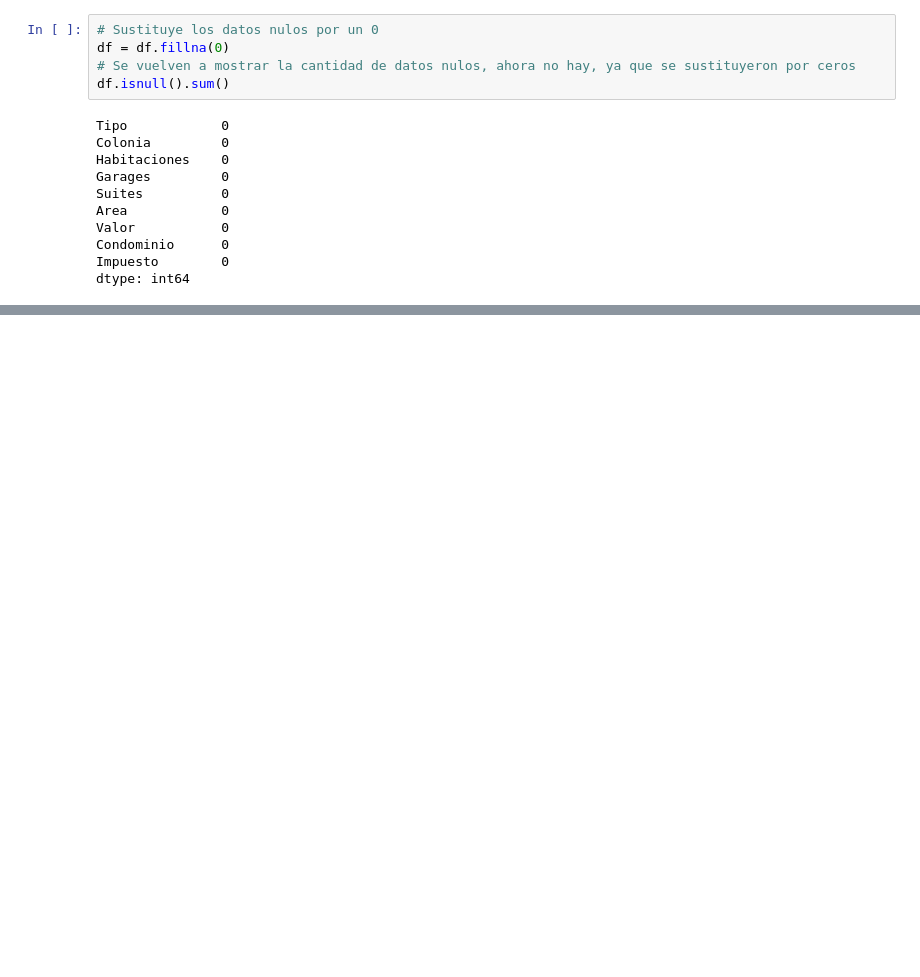
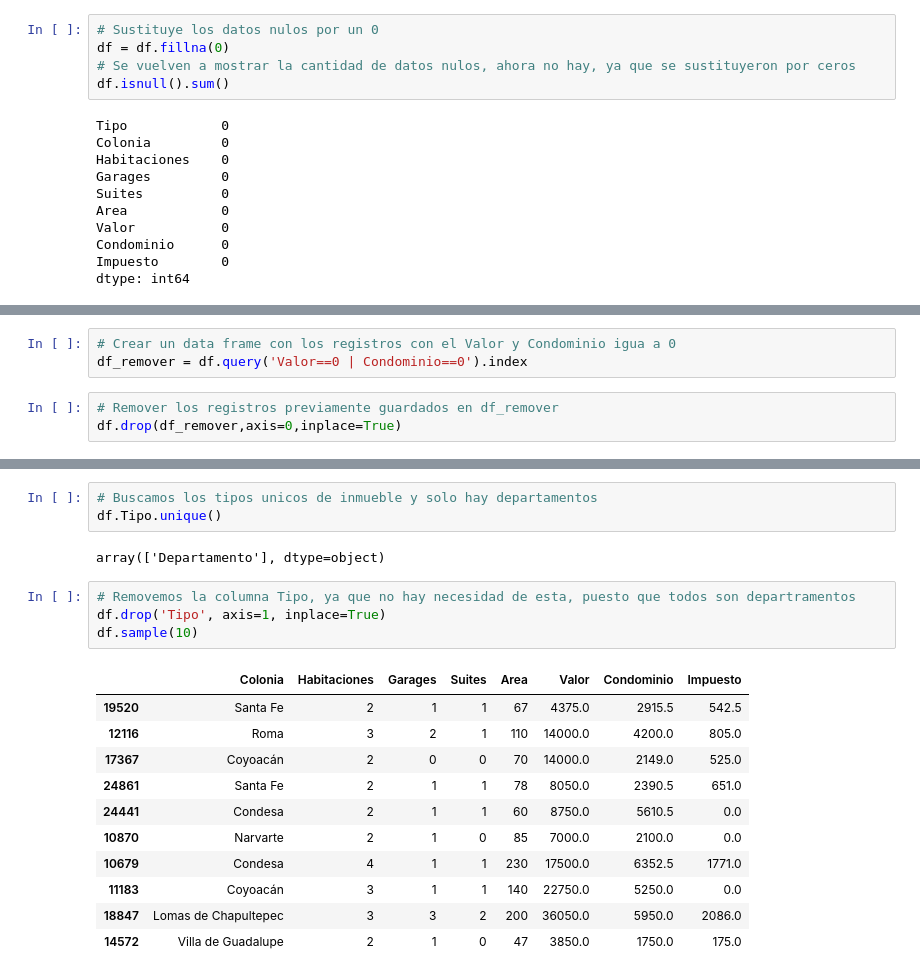
Before and after one commit to OctavioPinoRosas/CursoAlura_DataScience, a Jupyter notebook: Pandas/inmuebles_cdmx.ipynb, the cells around one changed output, grey strips where cells are left out. Drawn from its saved outputs; the diff is of its cells as text; blank space fills up the shorter version.

```diff
--- a/Pandas/inmuebles_cdmx.ipynb
+++ b/Pandas/inmuebles_cdmx.ipynb
@@ -472,0 +500,6 @@ dtype: int64
+# %%
+# Crear un data frame con los registros con el Valor y Condominio igua a 0
+df_remover = df.query('Valor==0 | Condominio==0').index
+# %%
+# Remover los registros previamente guardados en df_remover
+df.drop(df_remover,axis=0,inplace=True)
@@ -472,0 +521,21 @@ dtype: int64
+# %%
+# Buscamos los tipos unicos de inmueble y solo hay departamentos
+df.Tipo.unique()
+# %% [output]
+array(['Departamento'], dtype=object)
+# %%
+# Removemos la columna Tipo, ya que no hay necesidad de esta, puesto que todos son departramentos
+df.drop('Tipo', axis=1, inplace=True)
+df.sample(10)
+# %% [output]
+|  | Colonia | Habitaciones | Garages | Suites | Area | Valor | Condominio | Impuesto |
+| 19520 | Santa Fe | 2 | 1 | 1 | 67 | 4375.0 | 2915.5 | 542.5 |
+| 12116 | Roma | 3 | 2 | 1 | 110 | 14000.0 | 4200.0 | 805.0 |
+| 17367 | Coyoacán | 2 | 0 | 0 | 70 | 14000.0 | 2149.0 | 525.0 |
+| 24861 | Santa Fe | 2 | 1 | 1 | 78 | 8050.0 | 2390.5 | 651.0 |
+| 24441 | Condesa | 2 | 1 | 1 | 60 | 8750.0 | 5610.5 | 0.0 |
+| 10870 | Narvarte | 2 | 1 | 0 | 85 | 7000.0 | 2100.0 | 0.0 |
+| 10679 | Condesa | 4 | 1 | 1 | 230 | 17500.0 | 6352.5 | 1771.0 |
+| 11183 | Coyoacán | 3 | 1 | 1 | 140 | 22750.0 | 5250.0 | 0.0 |
+| 18847 | Lomas de Chapultepec | 3 | 3 | 2 | 200 | 36050.0 | 5950.0 | 2086.0 |
+| 14572 | Villa de Guadalupe | 2 | 1 | 0 | 47 | 3850.0 | 1750.0 | 175.0 |
```
Also changed, not shown: parts of 9 cells of this notebook.
